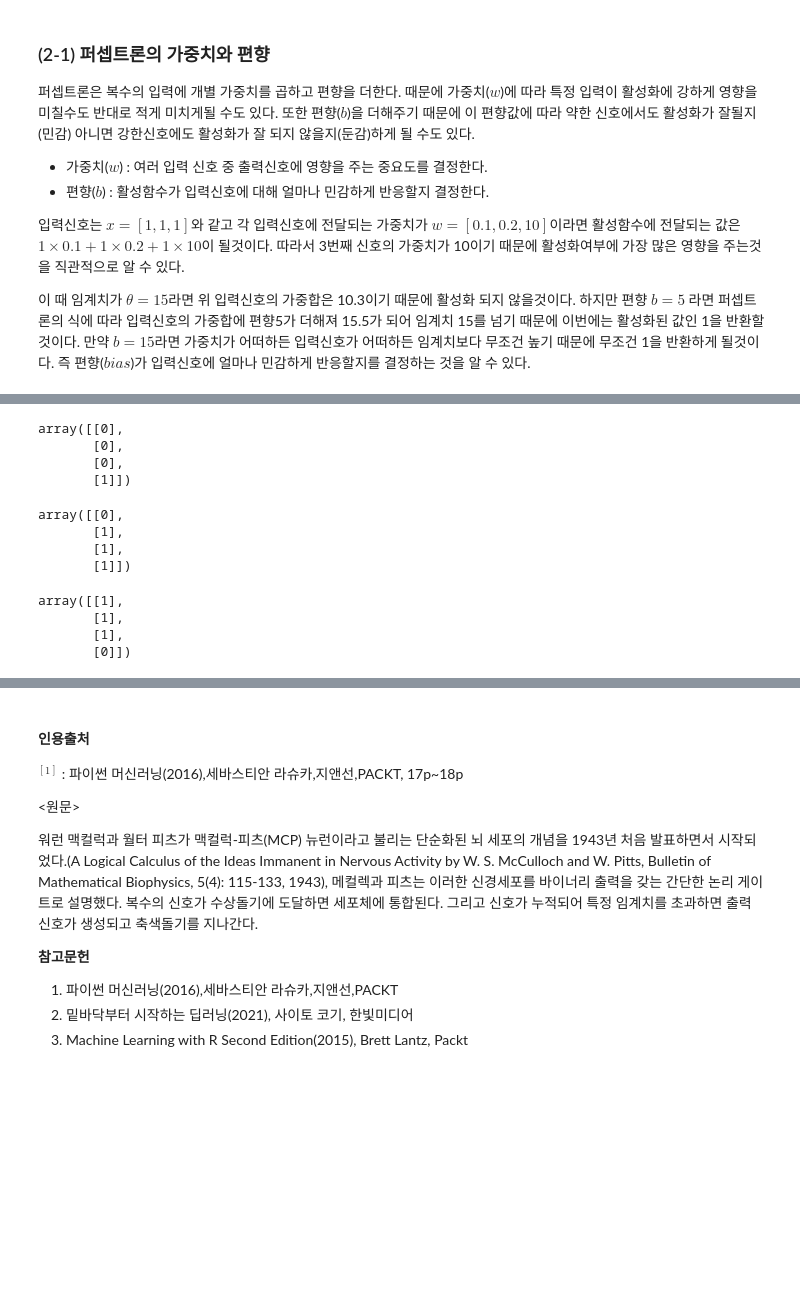
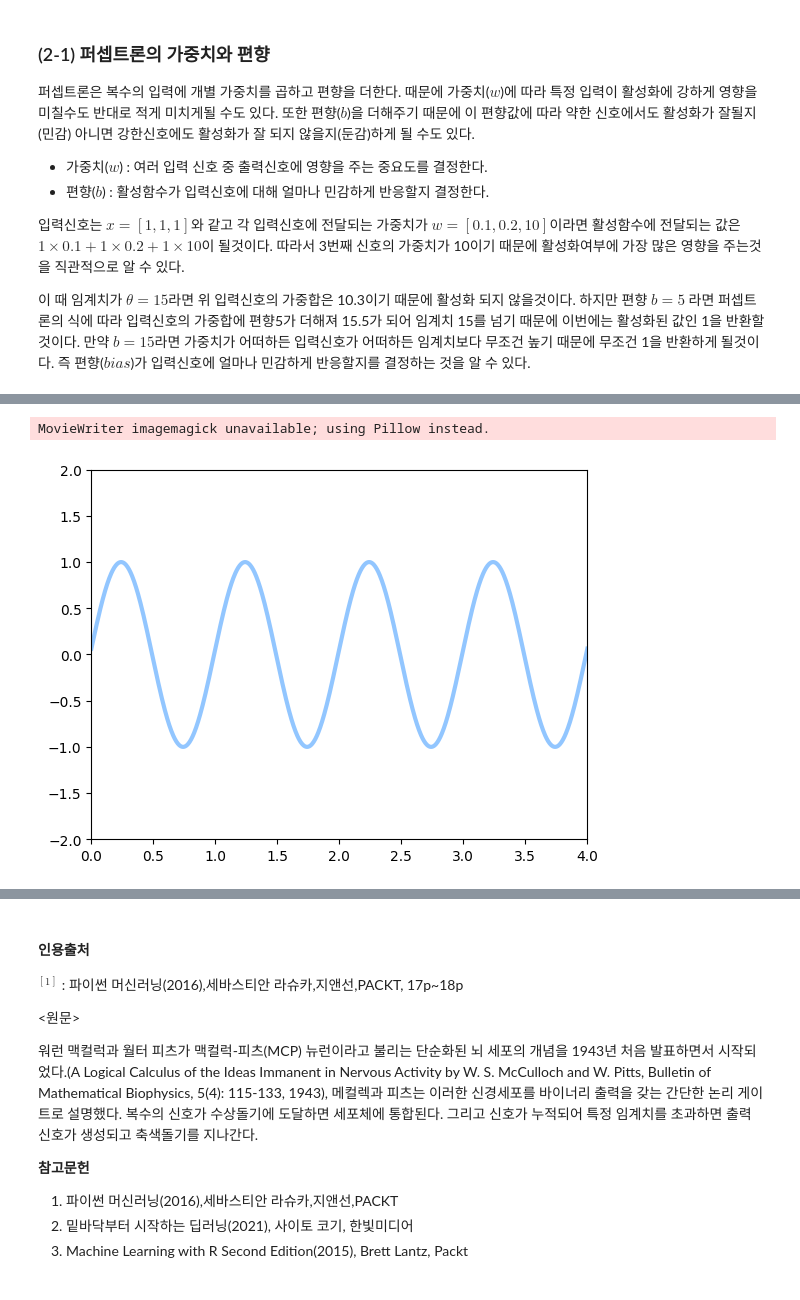
Before and after one commit to int29/PDLP, a Jupyter notebook: ch01_classical_neural_network/01_Perceptron_artificial_neural.ipynb, the cells around one changed output, grey strips where cells are left out. Saved outputs shown, nothing was run; the diff lists cells and outputs as text; code cells hidden in the pictures; blank space fills up the shorter version.

```diff
--- a/ch01_classical_neural_network/01_Perceptron_artificial_neural.ipynb
+++ b/ch01_classical_neural_network/01_Perceptron_artificial_neural.ipynb
@@ -81,3 +86,32 @@ AND게이트는 2개의 게이트의 신호가 모두 1로 입력이 되어야
+# %%
+import numpy as np
+from matplotlib import pyplot as plt
+from matplotlib.animation import FuncAnimation
+plt.style.use('seaborn-pastel')
+
+
+fig = plt.figure()
+ax = plt.axes(xlim=(0, 4), ylim=(-2, 2))
+line, = ax.plot([], [], lw=3)
+
+def init():
+    line.set_data([], [])
+    return line,
+
+def animate(i):
+    x = np.linspace(0, 4, 1000)
+    y = np.sin(2 * np.pi * (x - 0.01 * i))
+    line.set_data(x, y)
+    return line,
+
+anim = FuncAnimation(fig, animate, init_func=init,
+                               frames=200, interval=20, blit=True)
+
+
+anim.save('sine_wave.gif', writer='imagemagick')
+# %% [output]
+MovieWriter imagemagick unavailable; using Pillow instead.
+[figure, added]
 # %%
 import numpy as np
 
@@ -131,24 +154,0 @@ b = 0
-# %%
-# 결과 AND
-perceptron(x, w, b, "AND")
-# %% [output]
-array([[0],
-       [0],
-       [0],
-       [1]])
-# %%
-# 결과 OR
-perceptron(x, w, b, "OR")
-# %% [output]
-array([[0],
-       [1],
-       [1],
-       [1]])
-# %%
-# 결과 NAND
-perceptron(x, w, b, "NAND")
-# %% [output]
-array([[1],
-       [1],
-       [1],
-       [0]])
```
Also changed, not shown: parts of 14 cells of this notebook, 1 other file.
